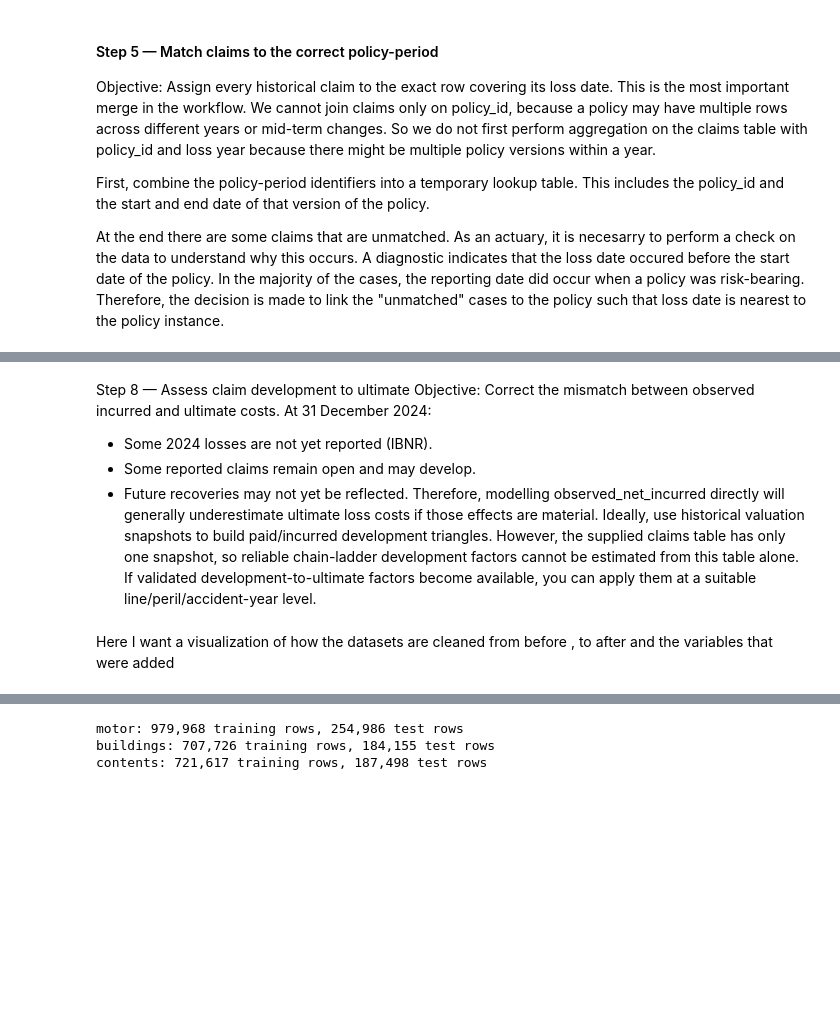
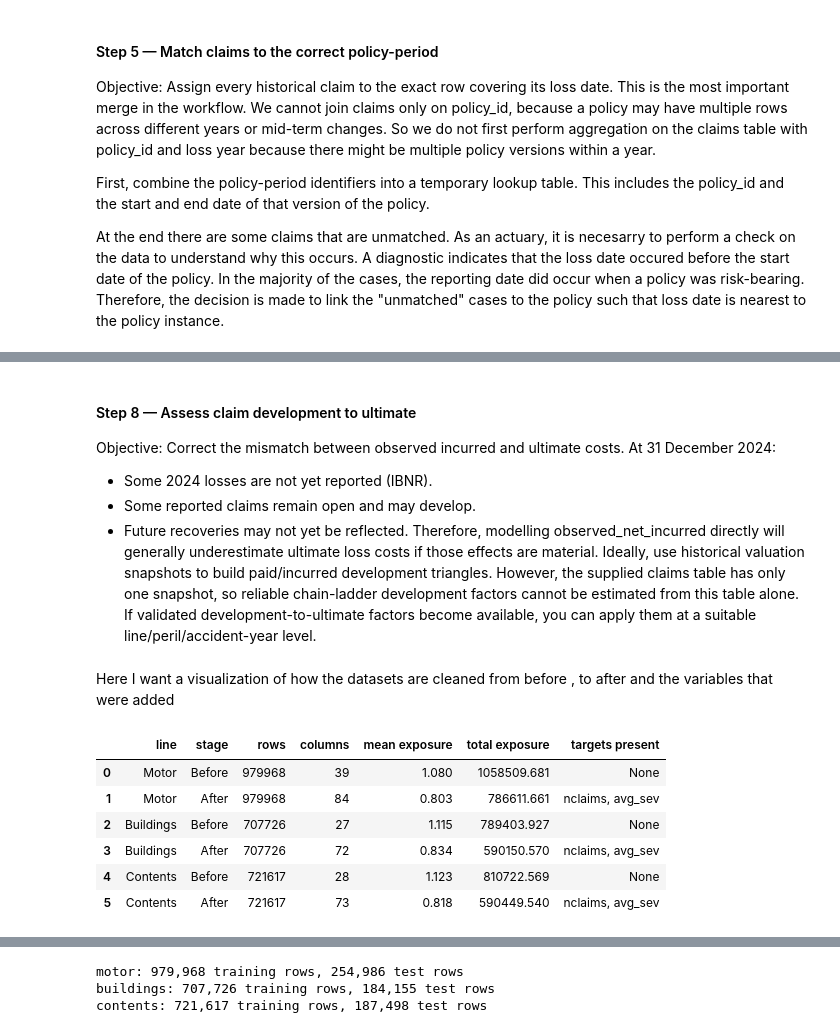
Before and after one commit to sarah-gui/Hackathon2026, a Jupyter notebook: analysis.ipynb, the cells around one changed output, grey strips where cells are left out. Cells and saved outputs as stored; diff of their text form; code cells hidden in the pictures; blank space fills up the shorter version.

```diff
--- a/analysis.ipynb
+++ b/analysis.ipynb
@@ -1011,5 +740,5 @@ for line in train:
 # %% [markdown]
-Step 8 — Assess claim development to ultimate
+#### Step 8 — Assess claim development to ultimate
 Objective: Correct the mismatch between observed incurred and ultimate costs.
 At 31 December 2024:
 - Some 2024 losses are not yet reported (IBNR).
@@ -1025,9 +754,78 @@ If validated development-to-ultimate factors become available, you can apply the
 for line in train:
     train[line]["development_factor"] = 1.0
 
-    train[line]["model_cost_target"] = (
-        train[line]["avg_claim"]
+    train[line]["avg_sev"] = (
+        train[line]["avg_sev"]
         * train[line]["development_factor"]
     )
 # %% [markdown]
 Here I want a visualization of how the datasets are cleaned from before , to after and the variables that were added
+# %%
+lines_for_comparison = {
+    "Motor": "motor",
+    "Buildings": "buildings",
+    "Contents": "contents",
+}
+
+target_columns = ["nclaims", "avg_sev"]
+
+# Summarize rows, exposure, target availability, and dtype counts.
+comparison_rows = []
+schema_rows = []
+
+for label, line in lines_for_comparison.items():
+    before = datasets[f"policies_{line}"]
+    after = train[line]
+
+    comparison_rows.extend([
+        {
+            "line": label,
+            "stage": "Before",
+            "rows": len(before),
+            "columns": len(before.columns),
+            "mean exposure": before["exposure"].mean(),
+            "total exposure": before["exposure"].sum(),
+            "targets present": "None",
+        },
+        {
+            "line": label,
+            "stage": "After",
+            "rows": len(after),
+            "columns": len(after.columns),
+            "mean exposure": after["exposure"].mean(),
+            "total exposure": after["exposure"].sum(),
+            "targets present": ", ".join(
+                col for col in target_columns if col in after.columns
+            ),
+        },
+    ])
+
+    before_cols = set(before.columns)
+    after_cols = set(after.columns)
+
+    for col in sorted(before_cols | after_cols):
+        schema_rows.append({
+            "line": label,
+            "column": col,
+            "before dtype": str(before[col].dtype) if col in before_cols else "—",
+            "after dtype": str(after[col].dtype) if col in after_cols else "—",
+            "change": (
+                "Added" if col not in before_cols else
+                "Removed" if col not in after_cols else
+                "Retained"
+            ),
+        })
+
+comparison_summary = pd.DataFrame(comparison_rows)
+schema_comparison = pd.DataFrame(schema_rows)
+
+display(comparison_summary.round(3))
+#display(schema_comparison)
+# %% [output]
+|  | line | stage | rows | columns | mean exposure | total exposure | targets present |
+| 0 | Motor | Before | 979968 | 39 | 1.080 | 1058509.681 | None |
+| 1 | Motor | After | 979968 | 84 | 0.803 | 786611.661 | nclaims, avg_sev |
+| 2 | Buildings | Before | 707726 | 27 | 1.115 | 789403.927 | None |
+| 3 | Buildings | After | 707726 | 72 | 0.834 | 590150.570 | nclaims, avg_sev |
+| 4 | Contents | Before | 721617 | 28 | 1.123 | 810722.569 | None |
+| 5 | Contents | After | 721617 | 73 | 0.818 | 590449.540 | nclaims, avg_sev |
```
Also changed, not shown: parts of 37 cells of this notebook.
